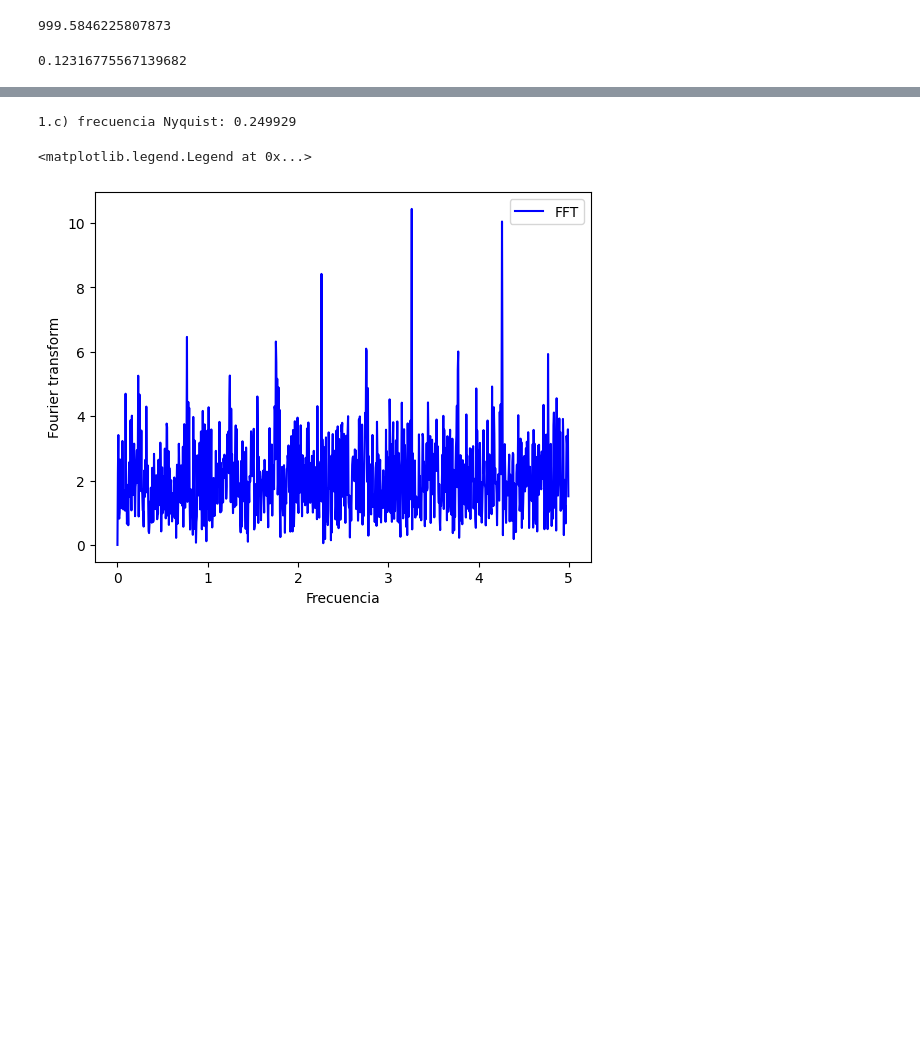
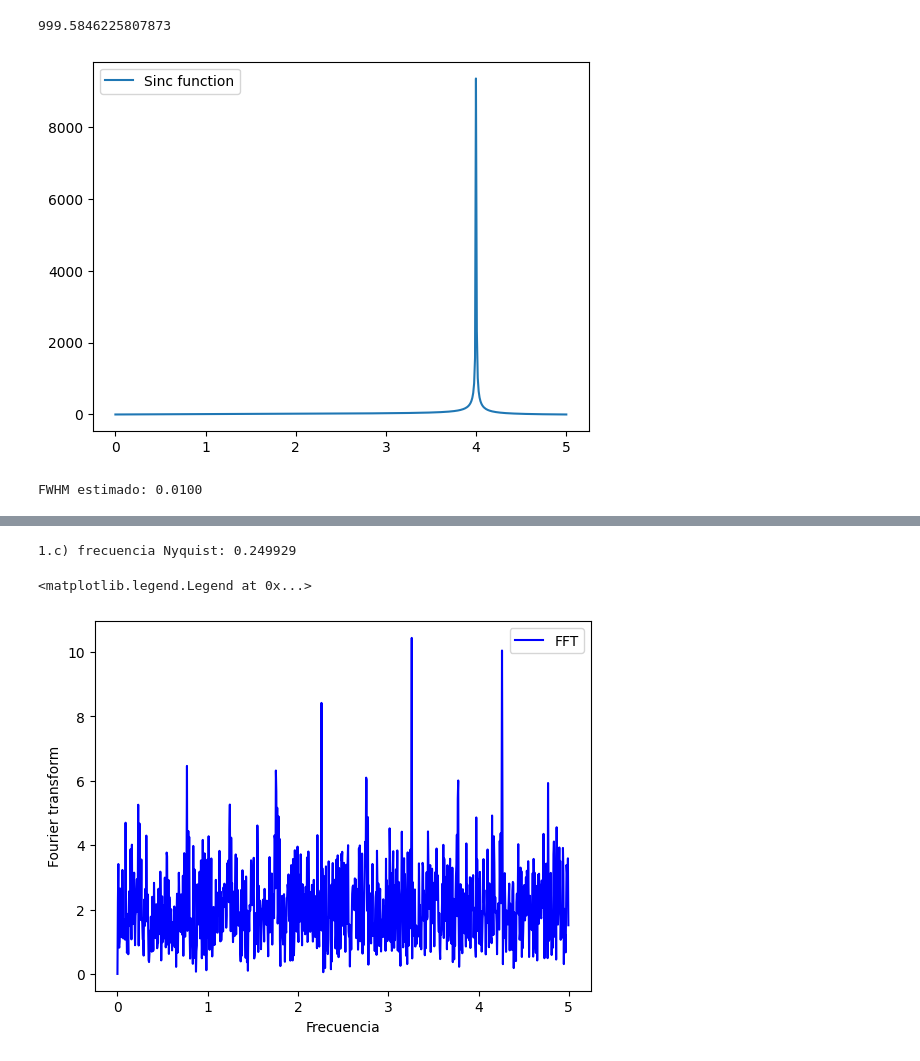
Before and after one commit to JessiDaniL/metodos2_grupo1, a Jupyter notebook: Talleres/Taller_2/Punto1.ipynb, the cells around one changed output, grey strips where cells are left out. Saved outputs shown, nothing was run; the diff lists cells and outputs as text; code cells hidden in the pictures; blank space fills up the shorter version.

```diff
--- a/Talleres/Taller_2/Punto1.ipynb
+++ b/Talleres/Taller_2/Punto1.ipynb
@@ -82,16 +79,28 @@ def gaussiana(x, A, mu, sigma):
-# %%
-def FWHM (f,FFT_abs):
-    mascara = (f> 4- 0.06) & ( f< 4+ 0.06)
-    freq_fit = f[mascara]
-    FFT_fit = FFT_abs[mascara]
-    p, _ = curve_fit(gaussiana, freq_fit, FFT_fit, p0=[max(FFT_abs),4, 0.02])
-    A, mu, sigma = p
-    FWHM = 2 * np.sqrt(2 * np.log(2)) * sigma
-    return FWHM
-
-#Prueba señal
-FWHM(freq_fund,FTT_fund_abs)
-# %% [output]
-0.12316775567139682
+# %%
+
+from scipy.signal import find_peaks, peak_widths
+
+# Generar datos tipo sinc
+x = np.linspace(-10, 10, 1000)
+y = np.sinc(4 * x)  # Frecuencia 4
+
+# Encontrar el pico principal
+def FWHM (f,FFT_abs):
+    peaks, _ = find_peaks(FFT_abs, height=0.5)
+    widths, heights, left_ips, right_ips = peak_widths(FFT_abs, peaks, rel_height=0.5)  # FWHM
+    left_x = f[left_ips.astype(int)]
+    right_x = f[right_ips.astype(int)]
+    FWHM = right_x - left_x  # Ancho total
+    return FWHM [0]
+
+# Graficar la función sinc y el FWHM
+plt.plot(freq_fund, FTT_fund_abs, label="Sinc function")
+plt.legend()
+plt.show()
+
+print(f"FWHM estimado: {FWHM(freq_fund,FTT_fund_abs):.4f}")
+# %% [output]
+[figure, added]
+FWHM estimado: 0.0100
 # %%
 #Ahora tenemos que ver la tendencia cambian dt
```
Also changed, not shown: parts of 7 cells of this notebook, 2 other files.
